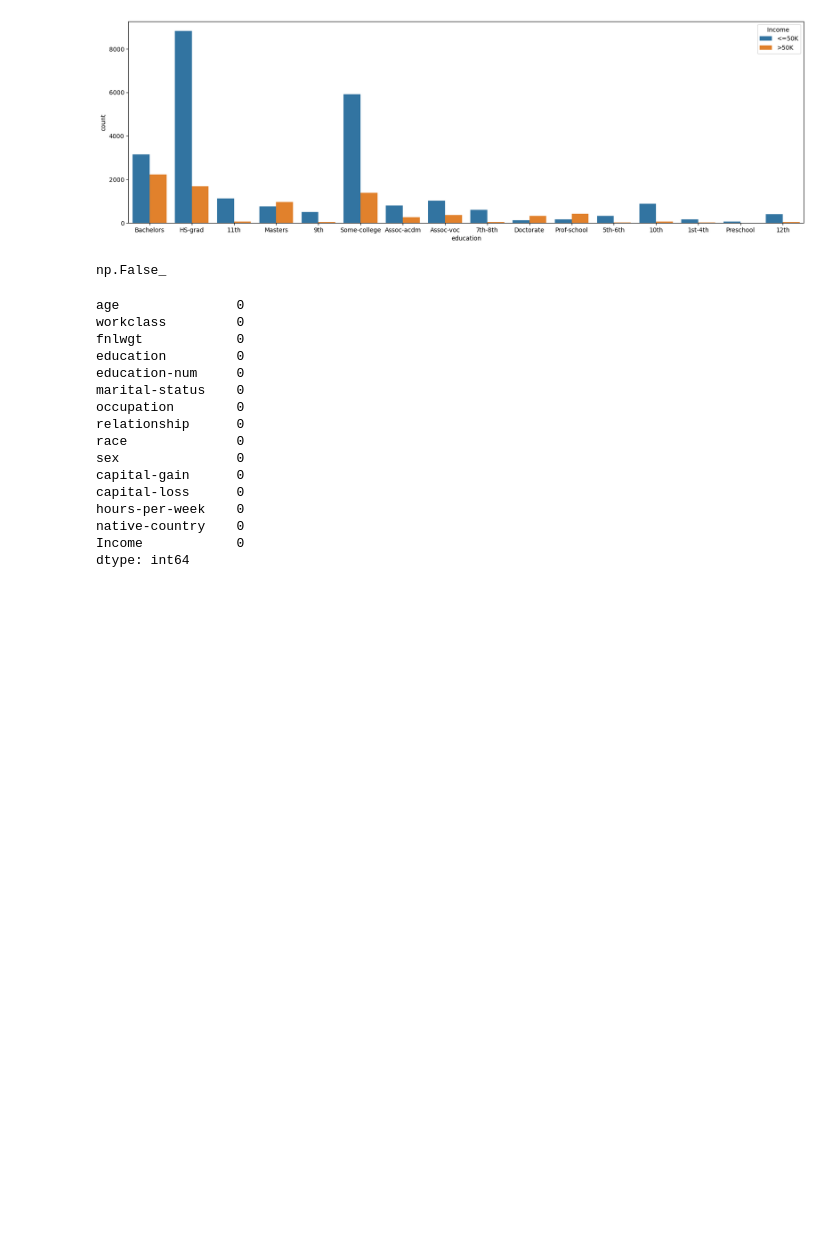
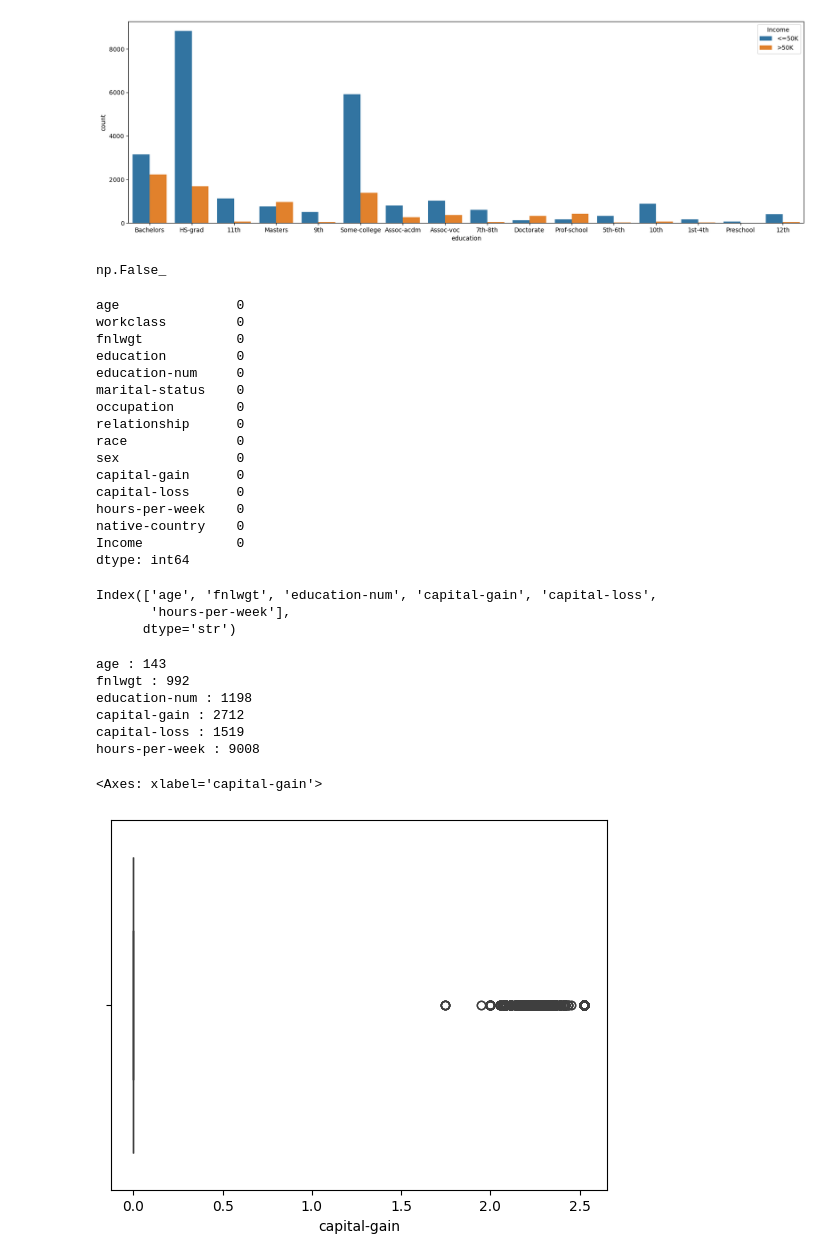
Before and after one commit to mariamayman815/Income-Prediction, a Jupyter notebook: Notebooks/preprocessing.ipynb, the cells around one changed output. Cells and saved outputs as stored; diff of their text form; code cells hidden in the pictures; blank space fills up the shorter version.

Commit message:
Handling Outliers

```diff
--- a/Notebooks/preprocessing.ipynb
+++ b/Notebooks/preprocessing.ipynb
@@ -203,3 +203,39 @@ hours-per-week    0
 native-country    0
 Income            0
 dtype: int64
+# %%
+num_cols=df.select_dtypes(include='int64').columns
+print(num_cols)
+# %% [output]
+Index(['age', 'fnlwgt', 'education-num', 'capital-gain', 'capital-loss',
+       'hours-per-week'],
+      dtype='str')
+# %%
+def outliers_iqr(df, column):
+    Q1 = df[column].quantile(0.25)
+    Q3 = df[column].quantile(0.75)
+    IQR = Q3 - Q1
+    lower = Q1 - 1.5 * IQR
+    upper = Q3 + 1.5 * IQR
+
+    outliers = df[(df[column] < lower) | (df[column] > upper)]
+    return print(column,":",outliers.shape[0])
+
+
+for col in num_cols :
+    outliers_iqr(df,col)
+# %% [output]
+age : 143
+fnlwgt : 992
+education-num : 1198
+capital-gain : 2712
+capital-loss : 1519
+hours-per-week : 9008
+# %%
+df['capital-gain']=np.log1p(df['capital-gain'])
+df['capital-loss']=np.log1p(df['capital-loss'])
+# %%
+sns.boxplot(data=df,x=df['capital-gain'])
+# %% [output]
+<Axes: xlabel='capital-gain'>
+[figure, added]
```
Also changed, not shown: parts of 18 cells of this notebook.
